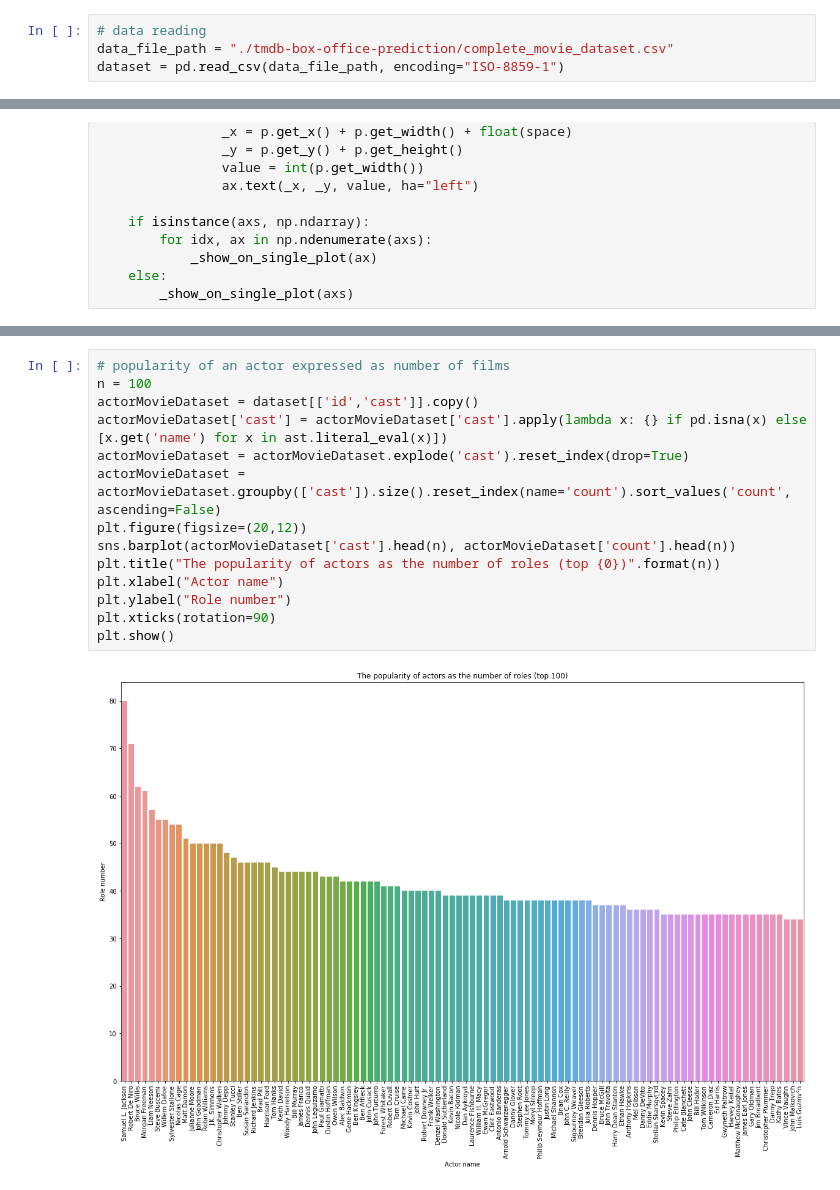
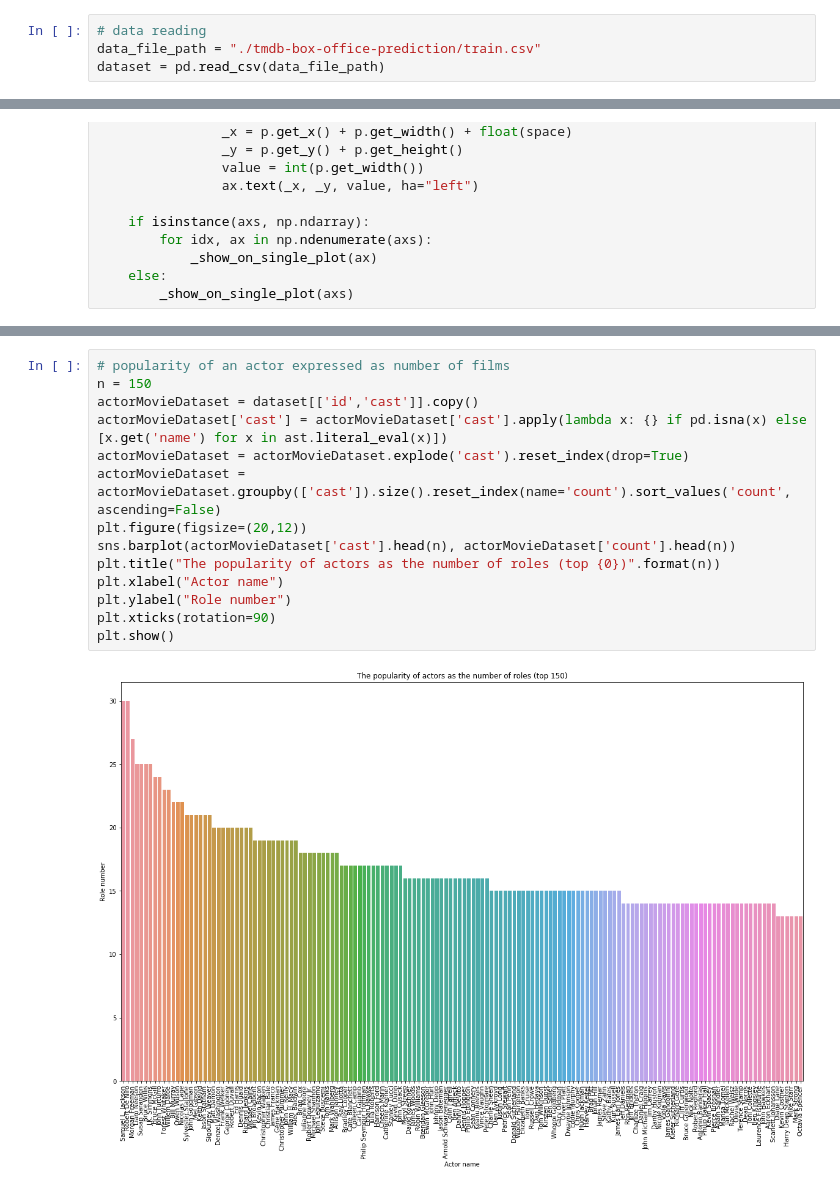
Before and after one commit to kamildoleglo/data-mining-box-office, a Jupyter notebook: preliminary_data_analysis.ipynb, the cells around one changed output, grey strips where cells are left out. Drawn from its saved outputs; the diff is of its cells as text.

Commit message:
Add new trac plots

```diff
--- a/preliminary_data_analysis.ipynb
+++ b/preliminary_data_analysis.ipynb
@@ -12,8 +12,8 @@ np.set_printoptions(linewidth=2000)
 np.set_printoptions(threshold=2000)
 # %%
 # data reading
-data_file_path = "./tmdb-box-office-prediction/complete_movie_dataset.csv"
-dataset = pd.read_csv(data_file_path, encoding="ISO-8859-1")
+data_file_path = "./tmdb-box-office-prediction/train.csv"
+dataset = pd.read_csv(data_file_path)
 # %%
 # print basic informations obout dataset
 print("Dataset size:", dataset.size)
@@ -209,16 +209,16 @@ plt.show()
 # %%
 # popularity of an actor expressed as number of films
-n = 100
+n = 150
 actorMovieDataset = dataset[['id','cast']].copy()
 actorMovieDataset['cast'] = actorMovieDataset['cast'].apply(lambda x: {} if pd.isna(x) else [x.get('name') for x in ast.literal_eval(x)])
 actorMovieDataset = actorMovieDataset.explode('cast').reset_index(drop=True)
 actorMovieDataset = actorMovieDataset.groupby(['cast']).size().reset_index(name='count').sort_values('count', ascending=False)
 plt.figure(figsize=(20,12))
 sns.barplot(actorMovieDataset['cast'].head(n), actorMovieDataset['count'].head(n))
 plt.title("The popularity of actors as the number of roles (top {0})".format(n))
 plt.xlabel("Actor name")
 plt.ylabel("Role number")
 plt.xticks(rotation=90)
 plt.show()
 # %% [output]
-[figure, old version]
+[figure, new version]
```
Also changed, not shown: parts of 9 cells of this notebook, 1 other file.
